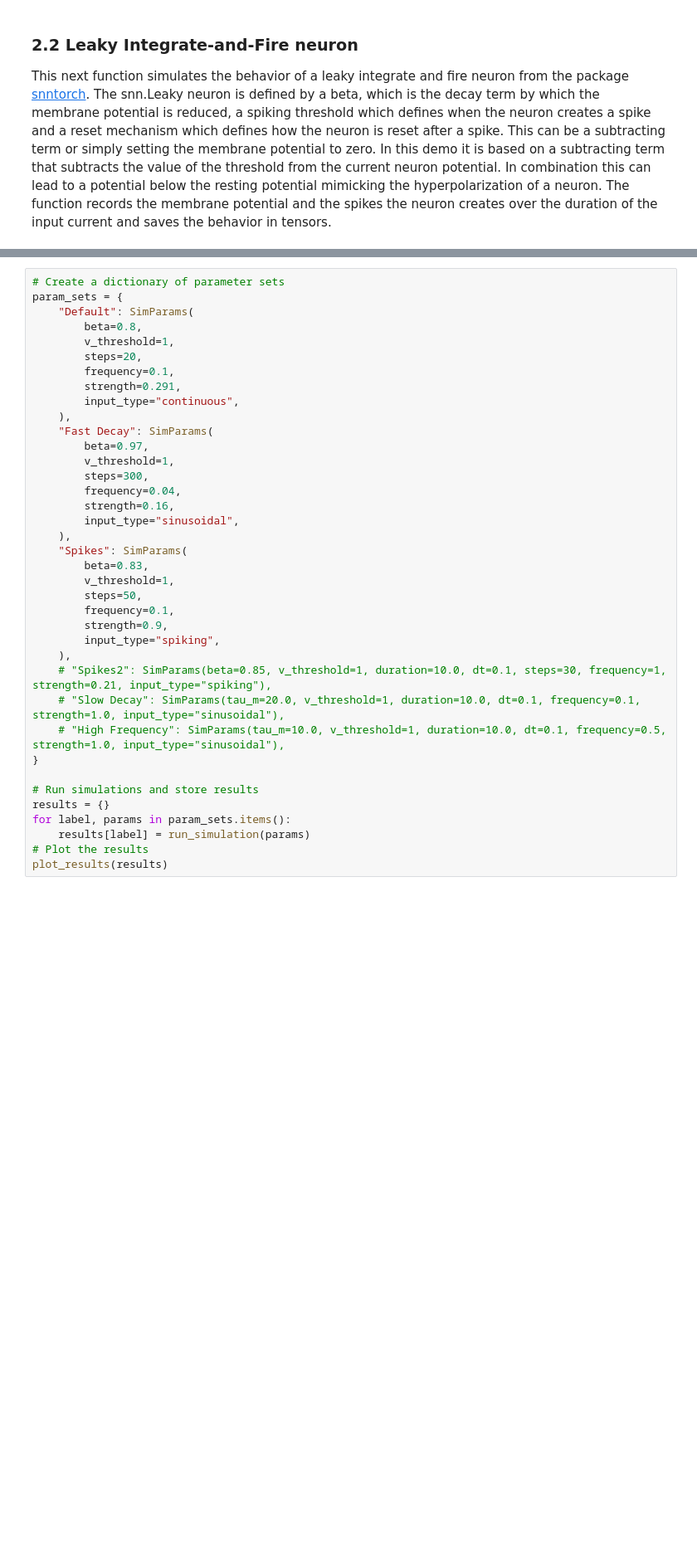
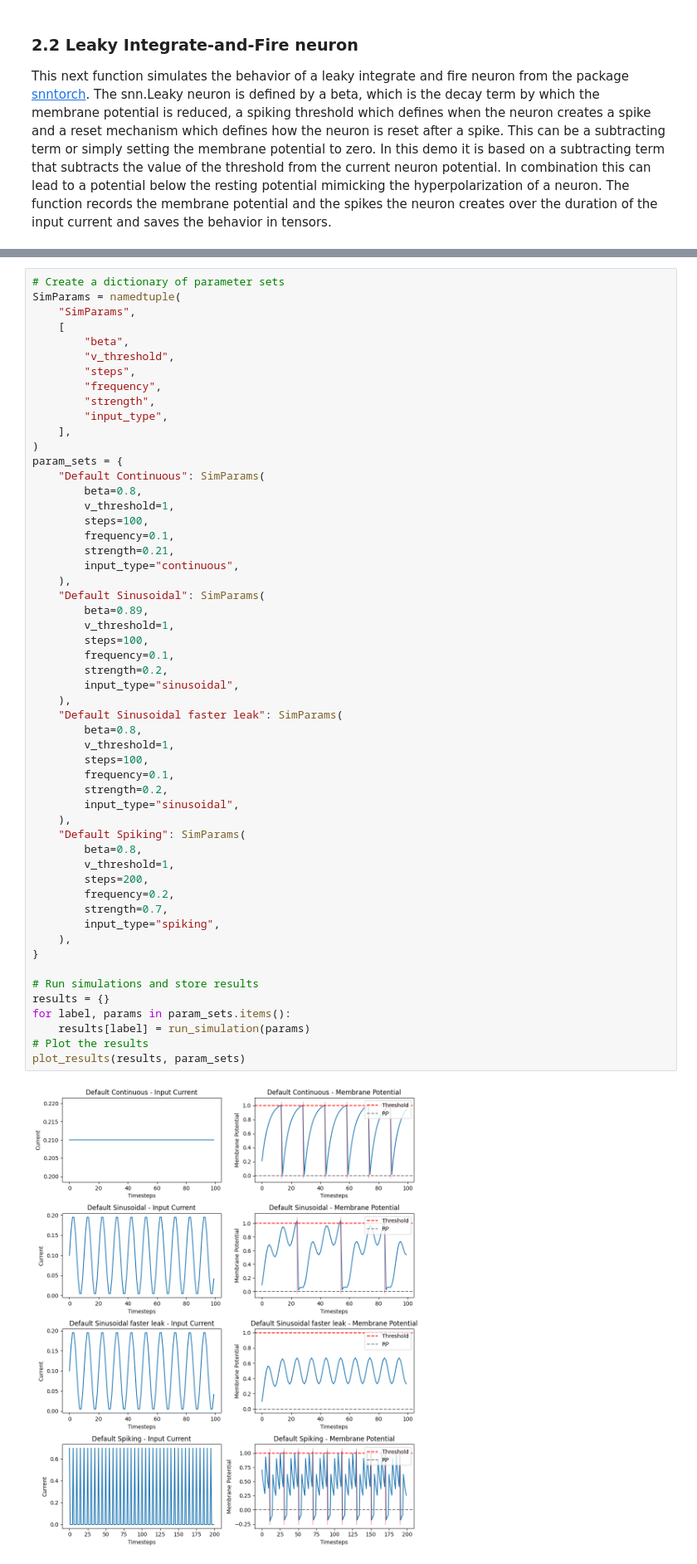
Before and after one commit to HenningSte/LIF-RC-demo, a Jupyter notebook: SnnRcNotebook.ipynb, the cells around one changed output, grey strips where cells are left out. Shown: that part at 83% size. Saved outputs shown, nothing was run; the diff lists cells and outputs as text; blank space fills up the shorter version.

Commit message:
Added descriptions for default parameters

```diff
--- a/SnnRcNotebook.ipynb
+++ b/SnnRcNotebook.ipynb
@@ -210,39 +210,57 @@ In the following code, the parameters are defined and you can find some pre-defi
 * **input_type:** There are three different input_types that can be entered here: "continuous", "sinusoidal" and "spiking". They define the shape of the function of the input current
 # %%
 # Create a dictionary of parameter sets
+SimParams = namedtuple(
+    "SimParams",
+    [
+        "beta",
+        "v_threshold",
+        "steps",
+        "frequency",
+        "strength",
+        "input_type",
+    ],
+)
 param_sets = {
-    "Default": SimParams(
+    "Default Continuous": SimParams(
         beta=0.8,
         v_threshold=1,
-        steps=20,
+        steps=100,
         frequency=0.1,
-        strength=0.291,
+        strength=0.21,
         input_type="continuous",
     ),
-    "Fast Decay": SimParams(
-        beta=0.97,
+    "Default Sinusoidal": SimParams(
+        beta=0.89,
         v_threshold=1,
-        steps=300,
-        frequency=0.04,
-        strength=0.16,
+        steps=100,
+        frequency=0.1,
+        strength=0.2,
         input_type="sinusoidal",
     ),
-    "Spikes": SimParams(
-        beta=0.83,
+    "Default Sinusoidal faster leak": SimParams(
+        beta=0.8,
         v_threshold=1,
-        steps=50,
+        steps=100,
         frequency=0.1,
-        strength=0.9,
+        strength=0.2,
+        input_type="sinusoidal",
+    ),
+    "Default Spiking": SimParams(
+        beta=0.8,
+        v_threshold=1,
+        steps=200,
+        frequency=0.2,
+        strength=0.7,
         input_type="spiking",
     ),
-    # "Spikes2": SimParams(beta=0.85, v_threshold=1, duration=10.0, dt=0.1, steps=30, frequency=1, strength=0.21, input_type="spiking"),
-    # "Slow Decay": SimParams(tau_m=20.0, v_threshold=1, duration=10.0, dt=0.1, frequency=0.1, strength=1.0, input_type="sinusoidal"),
-    # "High Frequency": SimParams(tau_m=10.0, v_threshold=1, duration=10.0, dt=0.1, frequency=0.5, strength=1.0, input_type="sinusoidal"),
 }
 
 # Run simulations and store results
 results = {}
 for label, params in param_sets.items():
     results[label] = run_simulation(params)
 # Plot the results
-plot_results(results)
+plot_results(results, param_sets)
+# %% [output]
+[figure, added]
```
Also changed, not shown: parts of 1 cell of this notebook.
